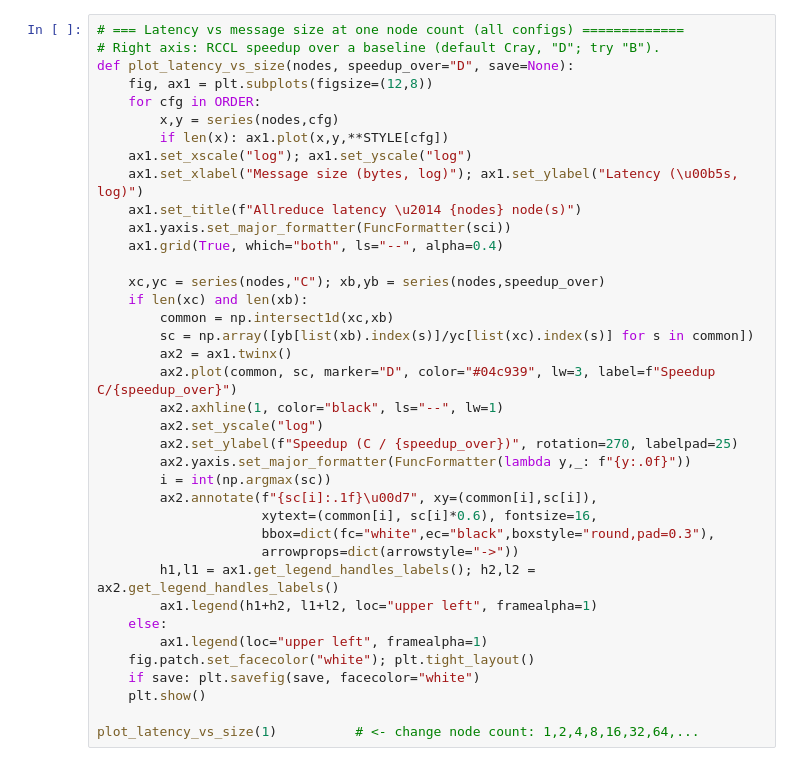
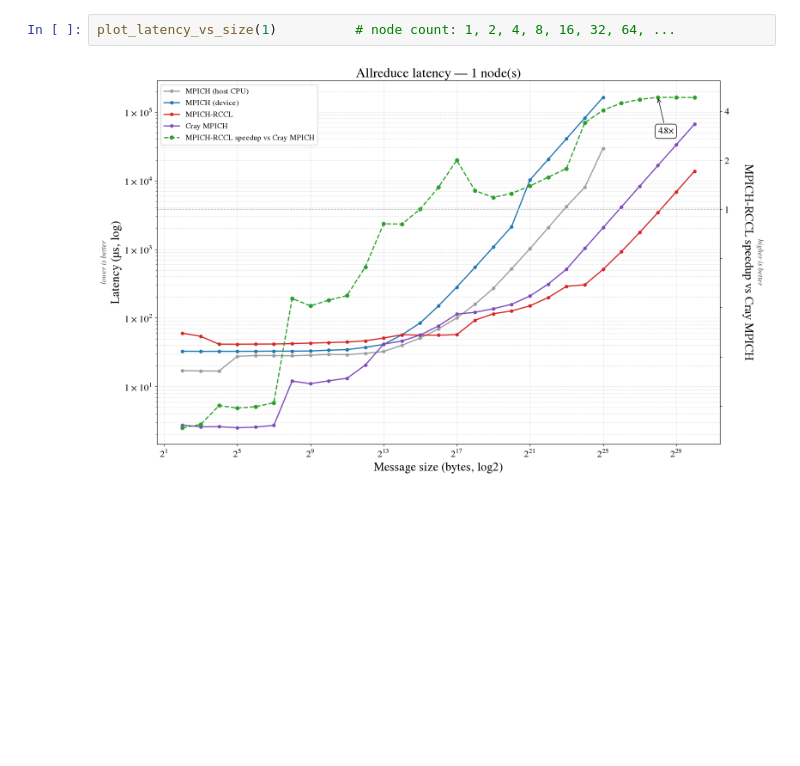
Before and after one commit to ggracelii/mpich-rccl, a Jupyter notebook: frontier/plots/plot.ipynb, the cells around one changed output. Drawn from its saved outputs; the diff is of its cells as text; blank space fills up the shorter version.

Commit message:
plot script refinements, updated readme

```diff
--- a/frontier/plots/plot.ipynb
+++ b/frontier/plots/plot.ipynb
@@ -116,39 +215,5 @@ def series(nodes, config):
 # %%
-# === Latency vs message size at one node count (all configs) =============
-# Right axis: RCCL speedup over a baseline (default Cray, "D"; try "B").
-def plot_latency_vs_size(nodes, speedup_over="D", save=None):
-    fig, ax1 = plt.subplots(figsize=(12,8))
-    for cfg in ORDER:
-        x,y = series(nodes,cfg)
-        if len(x): ax1.plot(x,y,**STYLE[cfg])
-    ax1.set_xscale("log"); ax1.set_yscale("log")
-    ax1.set_xlabel("Message size (bytes, log)"); ax1.set_ylabel("Latency (\u00b5s, log)")
-    ax1.set_title(f"Allreduce latency \u2014 {nodes} node(s)")
-    ax1.yaxis.set_major_formatter(FuncFormatter(sci))
-    ax1.grid(True, which="both", ls="--", alpha=0.4)
-
-    xc,yc = series(nodes,"C"); xb,yb = series(nodes,speedup_over)
-    if len(xc) and len(xb):
-        common = np.intersect1d(xc,xb)
-        sc = np.array([yb[list(xb).index(s)]/yc[list(xc).index(s)] for s in common])
-        ax2 = ax1.twinx()
-        ax2.plot(common, sc, marker="D", color="#04c939", lw=3, label=f"Speedup C/{speedup_over}")
-        ax2.axhline(1, color="black", ls="--", lw=1)
-        ax2.set_yscale("log")
-        ax2.set_ylabel(f"Speedup (C / {speedup_over})", rotation=270, labelpad=25)
-        ax2.yaxis.set_major_formatter(FuncFormatter(lambda y,_: f"{y:.0f}"))
-        i = int(np.argmax(sc))
-        ax2.annotate(f"{sc[i]:.1f}\u00d7", xy=(common[i],sc[i]),
-                     xytext=(common[i], sc[i]*0.6), fontsize=16,
-                     bbox=dict(fc="white",ec="black",boxstyle="round,pad=0.3"),
-                     arrowprops=dict(arrowstyle="->"))
-        h1,l1 = ax1.get_legend_handles_labels(); h2,l2 = ax2.get_legend_handles_labels()
-        ax1.legend(h1+h2, l1+l2, loc="upper left", framealpha=1)
-    else:
-        ax1.legend(loc="upper left", framealpha=1)
-    fig.patch.set_facecolor("white"); plt.tight_layout()
-    if save: plt.savefig(save, facecolor="white")
-    plt.show()
-
-plot_latency_vs_size(1)          # <- change node count: 1,2,4,8,16,32,64,...
+plot_latency_vs_size(1)          # node count: 1, 2, 4, 8, 16, 32, 64, ...
+# %% [output]
+[figure, added]
 # %%
```
Also changed, not shown: parts of 6 cells of this notebook, 2 other files.
